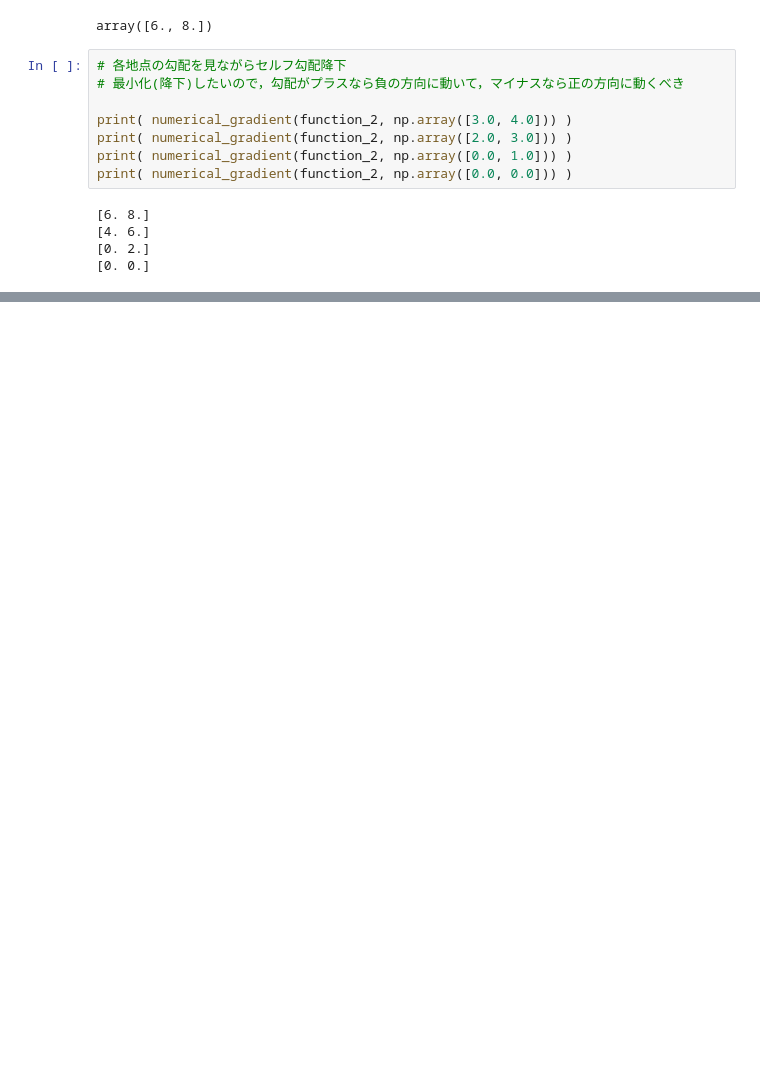
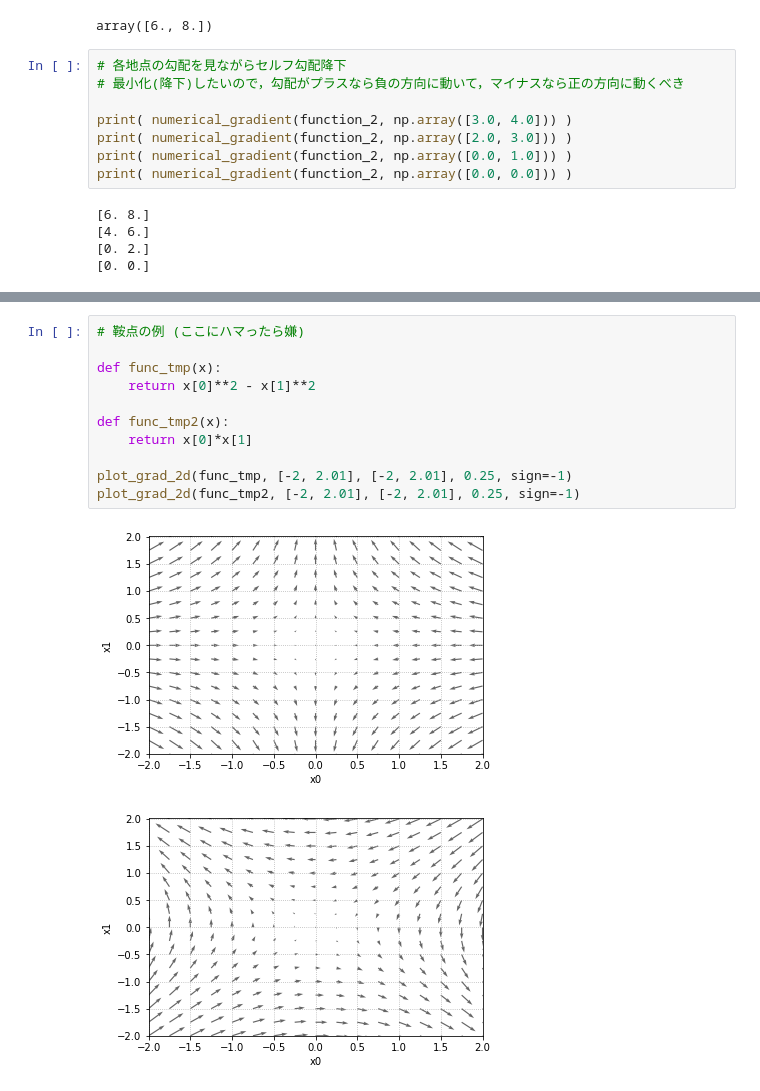
Before and after one commit to Rui-Ue/Deep-Learning-from-scratch, a Jupyter notebook: chapter_4/note_and_source.ipynb, the cells around one changed output, grey strips where cells are left out. Drawn from its saved outputs; the diff is of its cells as text; blank space fills up the shorter version.

```diff
--- a/chapter_4/note_and_source.ipynb
+++ b/chapter_4/note_and_source.ipynb
@@ -422,0 +509,14 @@ print( numerical_gradient(function_2, np.array([0.0, 0.0])) )
+# %%
+# 鞍点の例 (ここにハマったら嫌)
+
+def func_tmp(x):
+    return x[0]**2 - x[1]**2
+
+def func_tmp2(x):
+    return x[0]*x[1]
+
+plot_grad_2d(func_tmp, [-2, 2.01], [-2, 2.01], 0.25, sign=-1)
+plot_grad_2d(func_tmp2, [-2, 2.01], [-2, 2.01], 0.25, sign=-1)
+# %% [output]
+[figure, added]
+[figure, added]
```
Also changed, not shown: parts of 37 cells of this notebook, 2 other files.
